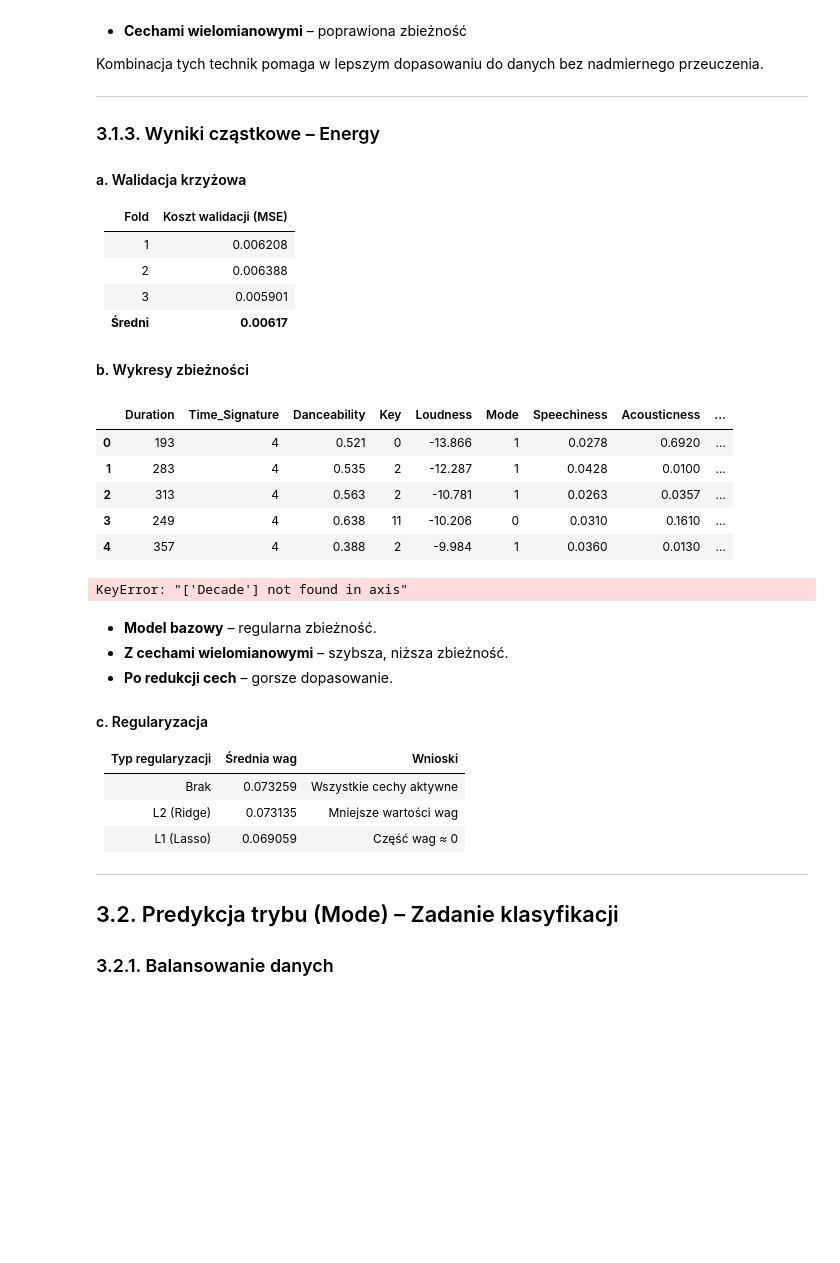
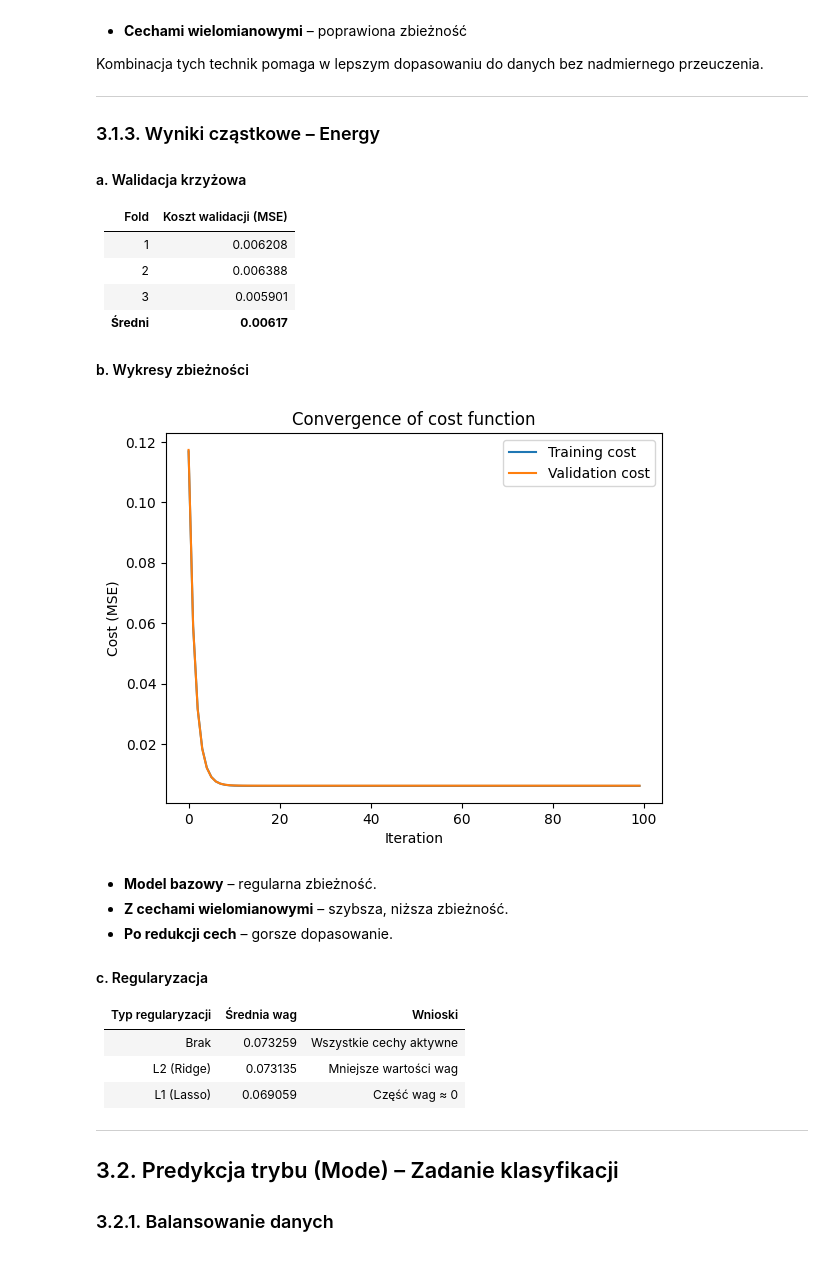
Before and after one commit to Kyloof/MSID_lab_1, a Jupyter notebook: GeneralRaport.ipynb, the cells around one changed output. Cells and saved outputs as stored; diff of their text form; code cells hidden in the pictures; blank space fills up the shorter version.

```diff
--- a/GeneralRaport.ipynb
+++ b/GeneralRaport.ipynb
@@ -503,38 +506,29 @@ Kombinacja tych technik pomaga w lepszym dopasowaniu do danych bez nadmiernego p
 | **Średni** | **0.00617**        |
 
 #### b. Wykresy zbieżności
-# %%
-
-A.head()
-# %% [output]
-|  | Duration | Time_Signature | Danceability | Key | Loudness | Mode | Speechiness | Acousticness | ... |
-| 0 | 193 | 4 | 0.521 | 0 | -13.866 | 1 | 0.0278 | 0.6920 | ... |
-| 1 | 283 | 4 | 0.535 | 2 | -12.287 | 1 | 0.0428 | 0.0100 | ... |
-| 2 | 313 | 4 | 0.563 | 2 | -10.781 | 1 | 0.0263 | 0.0357 | ... |
-| 3 | 249 | 4 | 0.638 | 11 | -10.206 | 0 | 0.0310 | 0.1610 | ... |
-| 4 | 357 | 4 | 0.388 | 2 | -9.984 | 1 | 0.0360 | 0.0130 | ... |
 # %%
 from sklearn.model_selection import train_test_split
 from utils.linear_regressionGD import LinearRegressionGD
 
+A=A.drop("Decade", axis = 1)
 A_train, A_test, b_train, b_test = train_test_split(A, b, test_size=0.2, shuffle=True, random_state=42)
 
 model = LinearRegressionGD(learning_rate=0.001, iterations=100, batch_size=32)
 model.fit(A_train, b_train, A_test, b_test)
 predictions = model.predict(A_test)
 
 import matplotlib.pyplot as plt
 
 plt.plot(model.cost_history_train, label='Training cost')
 if model.cost_history_val:
     plt.plot(model.cost_history_val, label='Validation cost')
 plt.xlabel('Iteration')
 plt.ylabel('Cost (MSE)')
 plt.title('Convergence of cost function')
 plt.legend()
 plt.show()
 # %% [output]
-KeyError: "['Decade'] not found in axis"
+[figure, added]
 # %% [markdown]
 - **Model bazowy** – regularna zbieżność.
 - **Z cechami wielomianowymi** – szybsza, niższa zbieżność.
```
Also changed, not shown: parts of 29 cells of this notebook, 1 other file.
